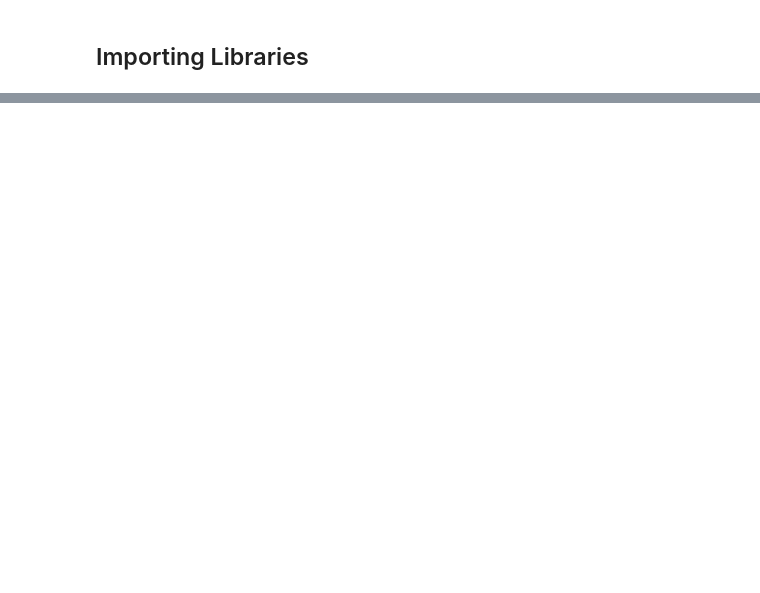
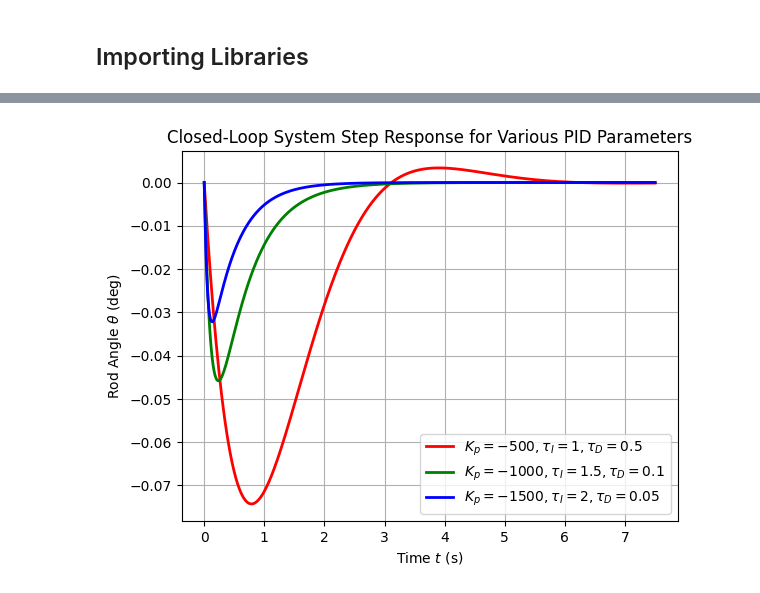
Before and after one commit to ollie3951/ELE2038-Control-Lab, a Jupyter notebook: ELE2038_Lab_Notebook.ipynb, the cells around one changed output, grey strips where cells are left out. Cells and saved outputs as stored; diff of their text form; code cells hidden in the pictures; blank space fills up the shorter version.

```diff
--- a/ELE2038_Lab_Notebook.ipynb
+++ b/ELE2038_Lab_Notebook.ipynb
@@ -27,0 +227,11 @@ Requirement already satisfied: six>=1.5 in /usr/local/lib/python3.11/dist-packag
+# %%
+# defining s for use with transfer functions in control library
+s = ctrl.TransferFunction.s
+# defining constants given in assignment slides
+M, m, ell, g = 0.3, 0.1, 0.35, 9.81
+# defining constants c and d
+denom = ell * (4*M + m)
+c = 3 / denom
+d = 3 * (M+m) * g /denom
+# printing c and d
+print(f"c = {c:.2f}, and d = {d:.2f}")
@@ -27,0 +314,52 @@ Requirement already satisfied: six>=1.5 in /usr/local/lib/python3.11/dist-packag
+# %%
+# defining times to evaluate response at
+ts = np.linspace(0, 7.5, 500)
+
+# CONTROLLER 1
+# Defining PID paramters
+Kp = -500
+taui = 1
+taud = 0.5
+# defining PID controller transfer function
+Gc = Kp * (1 + taui/s + taud*s)
+# defining the transfer function from D to Theta, Gload
+Gload = ctrl.feedback(Gtheta, (Gs*Gc*Ga))
+# calculating and plotting step response
+t_step, theta_step = ctrl.step_response(Gload, ts)
+plt.plot(t_step, np.rad2deg(theta_step), 'r', linewidth=2, label=r'$K_p=-500, \tau_I=1, \tau_D=0.5$')
+
+# CONTROLLER 2
+# Defining PID paramters
+Kp = -1000
+taui = 1.5
+taud = 0.1
+# defining PID controller transfer function
+Gc = Kp * (1 + taui/s + taud*s)
+# defining the transfer function from D to Theta, Gload
+Gload = ctrl.feedback(Gtheta, (Gs*Gc*Ga))
+# calculating and plotting step response
+t_step, theta_step = ctrl.step_response(Gload, ts)
+plt.plot(t_step, np.rad2deg(theta_step), 'g', linewidth=2, label=r'$K_p=-1000, \tau_I=1.5, \tau_D=0.1$')
+
+# CONTROLLER 3
+# Defining PID paramters
+Kp = -1500
+taui = 2
+taud = 0.05
+# defining PID controller transfer function
+Gc = Kp * (1 + taui/s + taud*s)
+# defining the transfer function from D to Theta, Gload
+Gload = ctrl.feedback(Gtheta, (Gs*Gc*Ga))
+# calculating and plotting step response
+t_step, theta_step = ctrl.step_response(Gload, ts)
+plt.plot(t_step, np.rad2deg(theta_step), 'b', linewidth=2, label=r'$K_p=-1500, \tau_I=2, \tau_D=0.05$')
+
+# configuring plot
+plt.xlabel(r'Time $t$ (s)')
+plt.ylabel(r'Rod Angle $\theta$ (deg)')
+plt.title('Closed-Loop System Step Response for Various PID Parameters')
+plt.grid()
+plt.legend()
+plt.show()
+# %% [output]
+[figure, added]
```
Also changed, not shown: parts of 123 cells of this notebook.
